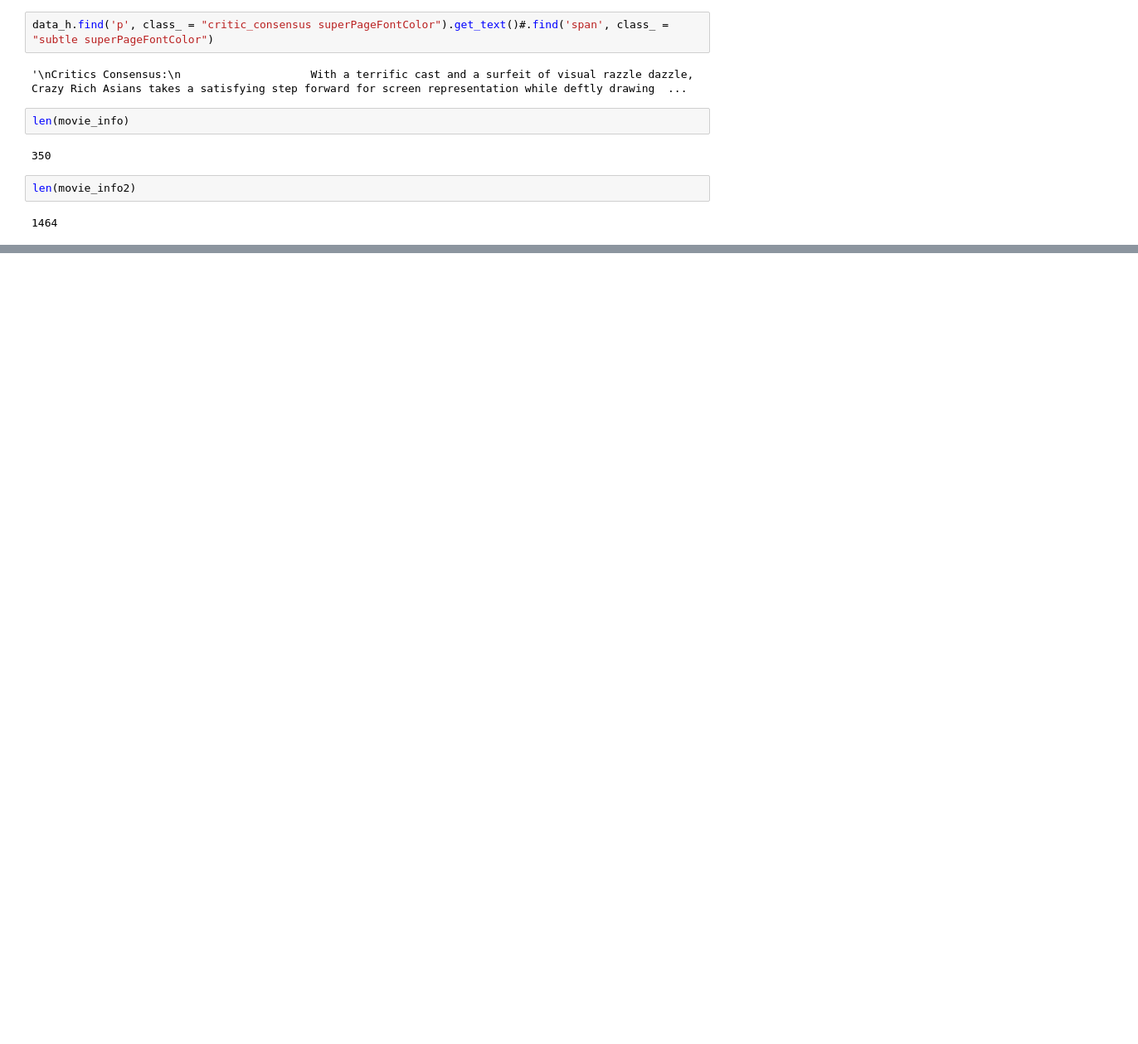
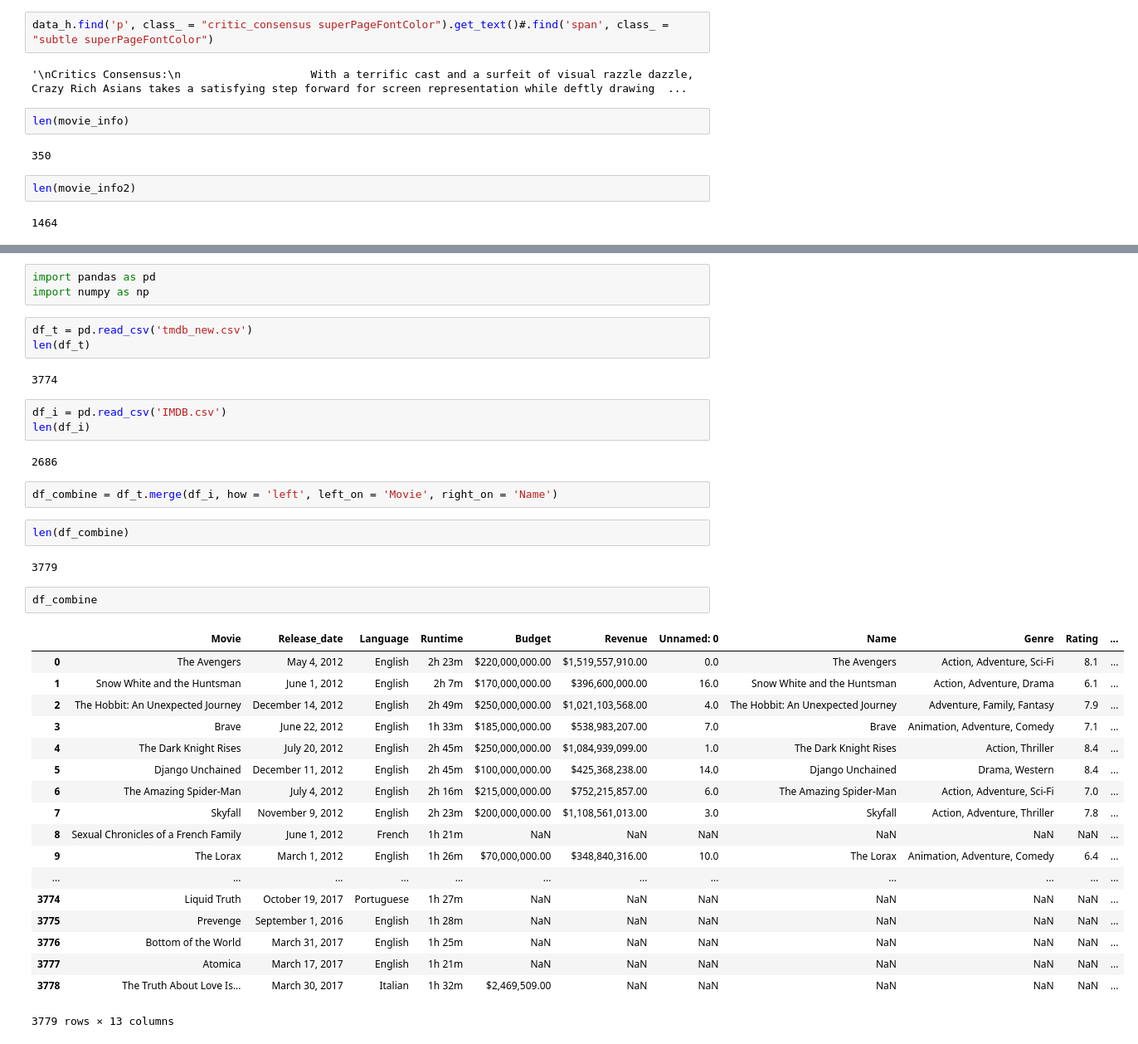
Before and after one commit to cicisongze/Movie_analysis_project, a Jupyter notebook: totten tomatoes.ipynb, the cells around one changed output, grey strips where cells are left out. Shown: that part at 83% size. Drawn from its saved outputs; the diff is of its cells as text; blank space fills up the shorter version.

```diff
--- a/totten tomatoes.ipynb
+++ b/totten tomatoes.ipynb
@@ -109,0 +165,40 @@ len(movie_info2)
+# %%
+import pandas as pd
+import numpy as np
+# %%
+df_t = pd.read_csv('tmdb_new.csv')
+len(df_t)
+# %% [output]
+3774
+# %%
+df_i = pd.read_csv('IMDB.csv')
+len(df_i)
+# %% [output]
+2686
+# %%
+df_combine = df_t.merge(df_i, how = 'left', left_on = 'Movie', right_on = 'Name')
+# %%
+len(df_combine)
+# %% [output]
+3779
+# %%
+df_combine
+# %% [output]
+|  | Movie | Release_date | Language | Runtime | Budget | Revenue | Unnamed: 0 | Name | Genre | Rating | ... |
+| 0 | The Avengers | May 4, 2012 | English | 2h 23m | $220,000,000.00 | $1,519,557,910.00 | 0.0 | The Avengers | Action, Adventure, Sci-Fi | 8.1 | ... |
+| 1 | Snow White and the Huntsman | June 1, 2012 | English | 2h 7m | $170,000,000.00 | $396,600,000.00 | 16.0 | Snow White and the Huntsman | Action, Adventure, Drama | 6.1 | ... |
+| 2 | The Hobbit: An Unexpected Journey | December 14, 2012 | English | 2h 49m | $250,000,000.00 | $1,021,103,568.00 | 4.0 | The Hobbit: An Unexpected Journey | Adventure, Family, Fantasy | 7.9 | ... |
+| 3 | Brave | June 22, 2012 | English | 1h 33m | $185,000,000.00 | $538,983,207.00 | 7.0 | Brave | Animation, Adventure, Comedy | 7.1 | ... |
+| 4 | The Dark Knight Rises | July 20, 2012 | English | 2h 45m | $250,000,000.00 | $1,084,939,099.00 | 1.0 | The Dark Knight Rises | Action, Thriller | 8.4 | ... |
+| 5 | Django Unchained | December 11, 2012 | English | 2h 45m | $100,000,000.00 | $425,368,238.00 | 14.0 | Django Unchained | Drama, Western | 8.4 | ... |
+| 6 | The Amazing Spider-Man | July 4, 2012 | English | 2h 16m | $215,000,000.00 | $752,215,857.00 | 6.0 | The Amazing Spider-Man | Action, Adventure, Sci-Fi | 7.0 | ... |
+| 7 | Skyfall | November 9, 2012 | English | 2h 23m | $200,000,000.00 | $1,108,561,013.00 | 3.0 | Skyfall | Action, Adventure, Thriller | 7.8 | ... |
+| 8 | Sexual Chronicles of a French Family | June 1, 2012 | French | 1h 21m | NaN | NaN | NaN | NaN | NaN | NaN | ... |
+| 9 | The Lorax | March 1, 2012 | English | 1h 26m | $70,000,000.00 | $348,840,316.00 | 10.0 | The Lorax | Animation, Adventure, Comedy | 6.4 | ... |
+| ... | ... | ... | ... | ... | ... | ... | ... | ... | ... | ... | ... |
+| 3774 | Liquid Truth | October 19, 2017 | Portuguese | 1h 27m | NaN | NaN | NaN | NaN | NaN | NaN | ... |
+| 3775 | Prevenge | September 1, 2016 | English | 1h 28m | NaN | NaN | NaN | NaN | NaN | NaN | ... |
+| 3776 | Bottom of the World | March 31, 2017 | English | 1h 25m | NaN | NaN | NaN | NaN | NaN | NaN | ... |
+| 3777 | Atomica | March 17, 2017 | English | 1h 21m | NaN | NaN | NaN | NaN | NaN | NaN | ... |
+| 3778 | The Truth About Love Is... | March 30, 2017 | Italian | 1h 32m | $2,469,509.00 | NaN | NaN | NaN | NaN | NaN | ... |
+3779 rows × 13 columns
```
Also changed, not shown: parts of 8 cells of this notebook.
